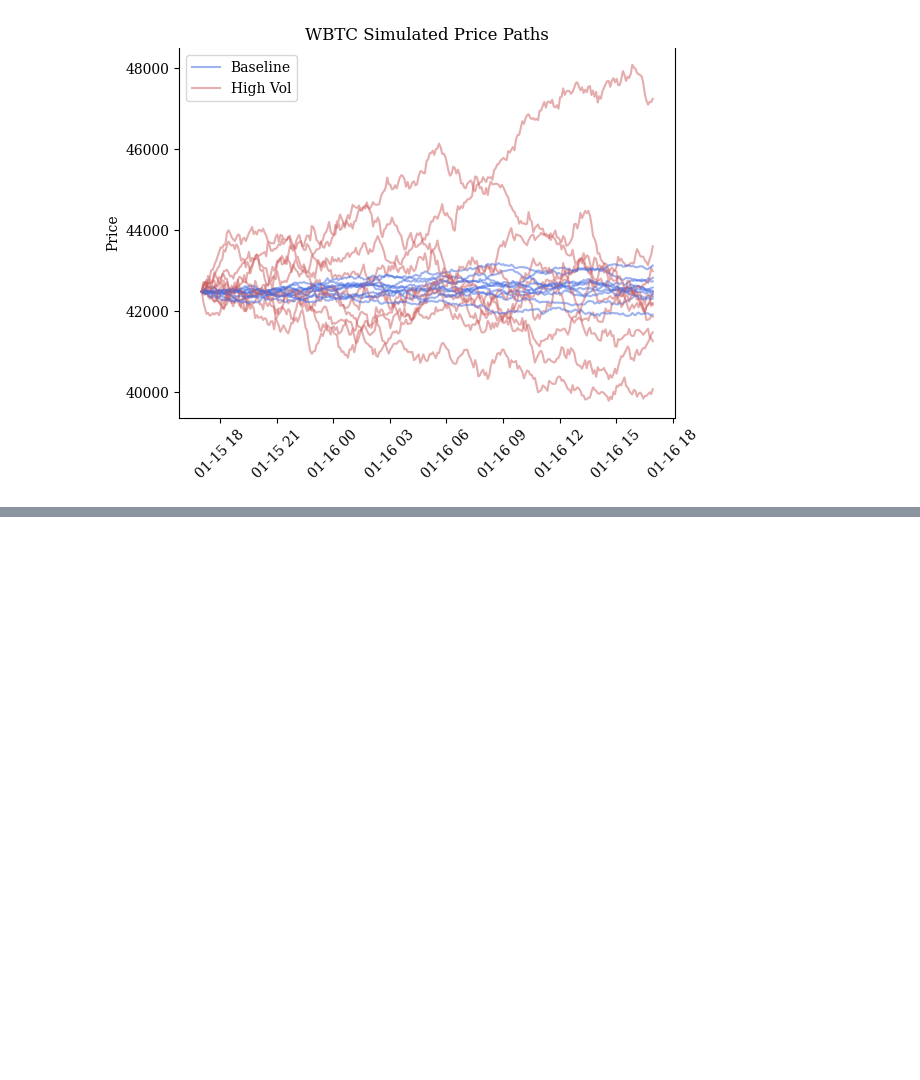
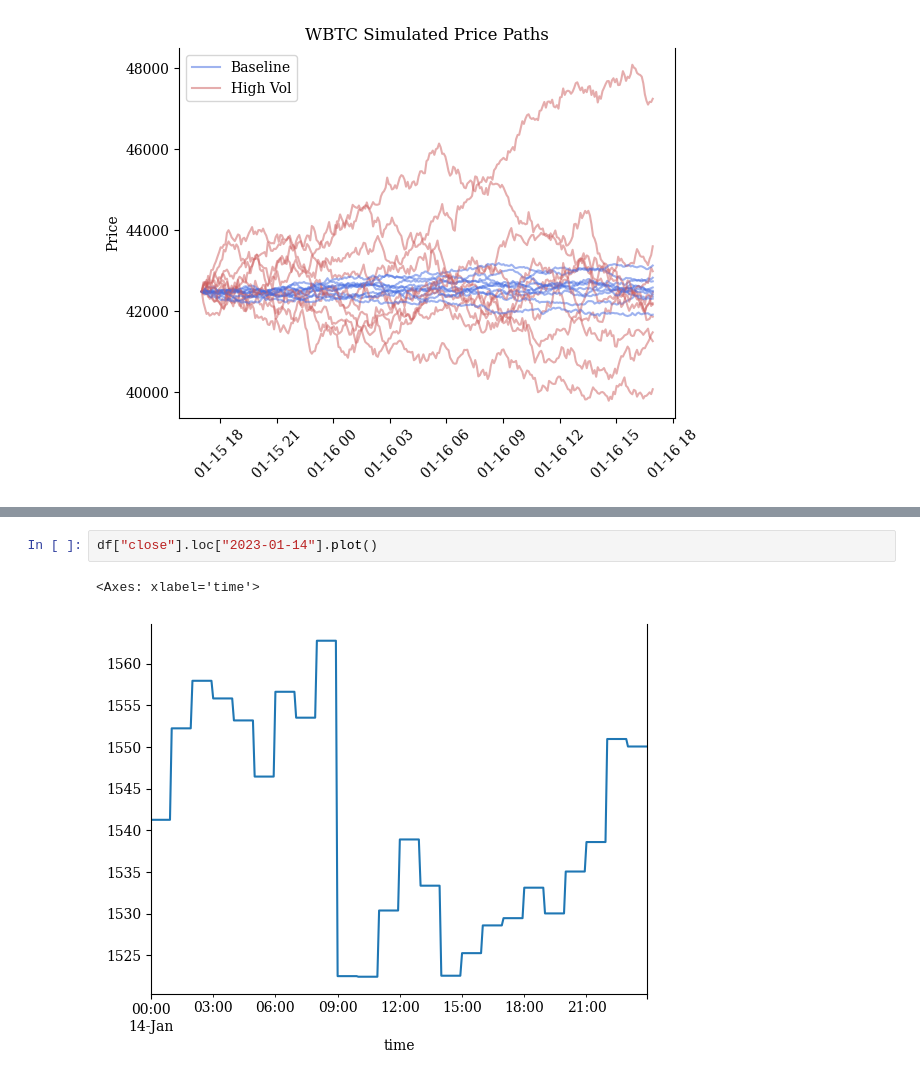
Before and after one commit to xenophonlabs/crvUSDrisk, a Jupyter notebook: notebooks/demo_prices.ipynb, the cells around one changed output, grey strips where cells are left out. Cells and saved outputs as stored; diff of their text form; blank space fills up the shorter version.

```diff
--- a/notebooks/demo_prices.ipynb
+++ b/notebooks/demo_prices.ipynb
@@ -265,0 +395,5 @@ plt.title("Jump Diffusion Process")
+# %%
+df["close"].loc["2023-01-14"].plot()
+# %% [output]
+<Axes: xlabel='time'>
+[figure, added]
```
Also changed, not shown: parts of 12 cells of this notebook, 5 other files.
